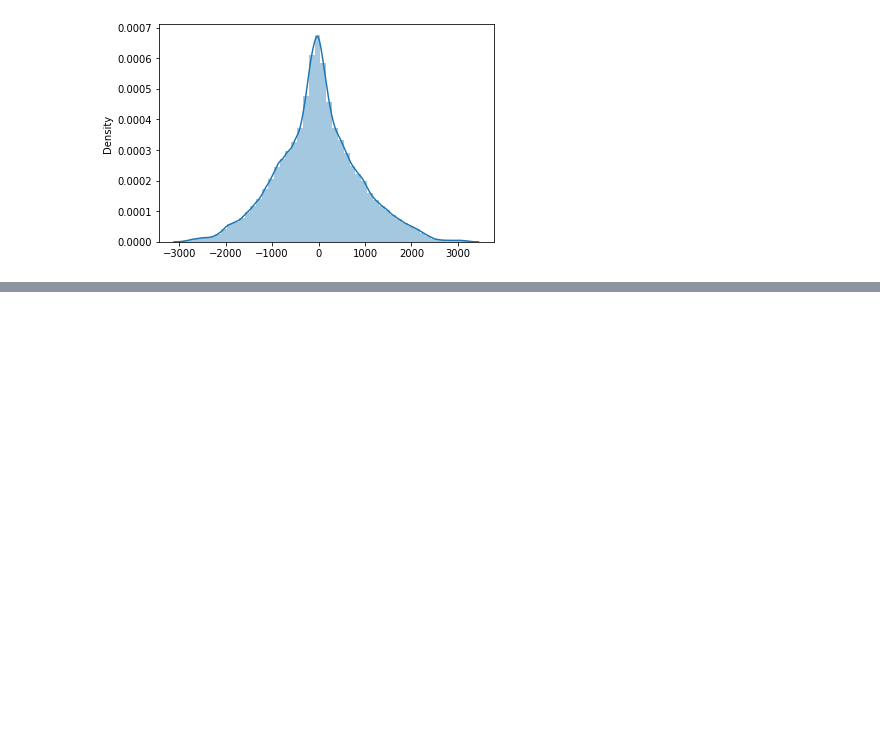
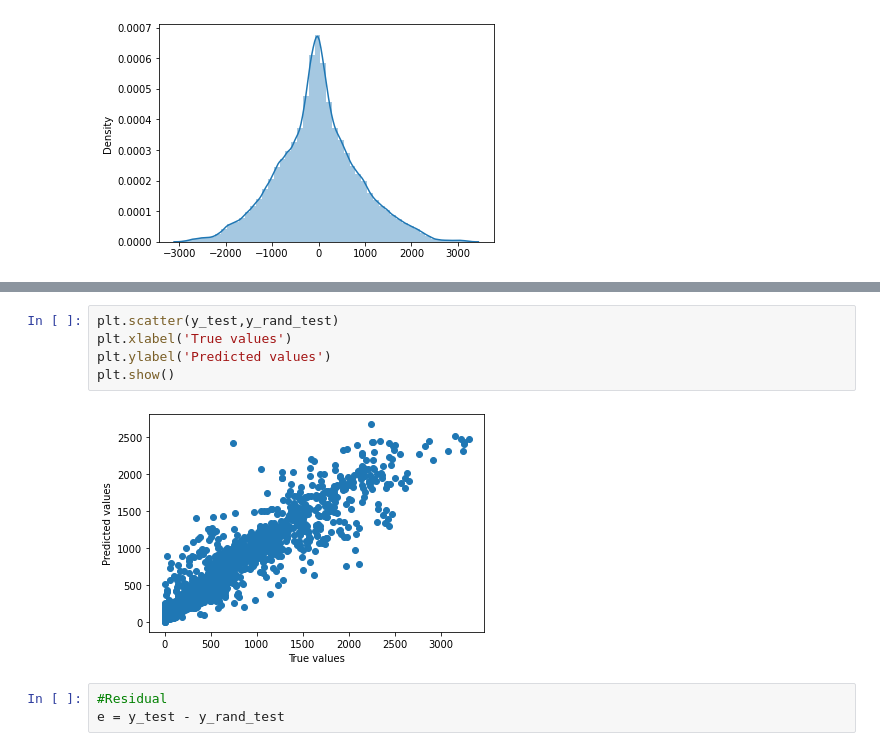
Before and after one commit to ShreedarshM/Bike-Sharing-Demand, a Jupyter notebook: Bike_Sharing_Demand_Prediction_Capstone_Project.ipynb, the cells around one changed output, grey strips where cells are left out. Drawn from its saved outputs; the diff is of its cells as text; blank space fills up the shorter version.

```diff
--- a/Bike_Sharing_Demand_Prediction_Capstone_Project.ipynb
+++ b/Bike_Sharing_Demand_Prediction_Capstone_Project.ipynb
@@ -627,0 +692,10 @@ plt.show()
+# %%
+plt.scatter(y_test,y_rand_test)
+plt.xlabel('True values')
+plt.ylabel('Predicted values')
+plt.show()
+# %% [output]
+[figure, added]
+# %%
+#Residual
+e = y_test - y_rand_test
```
Also changed, not shown: parts of 20 cells of this notebook.
